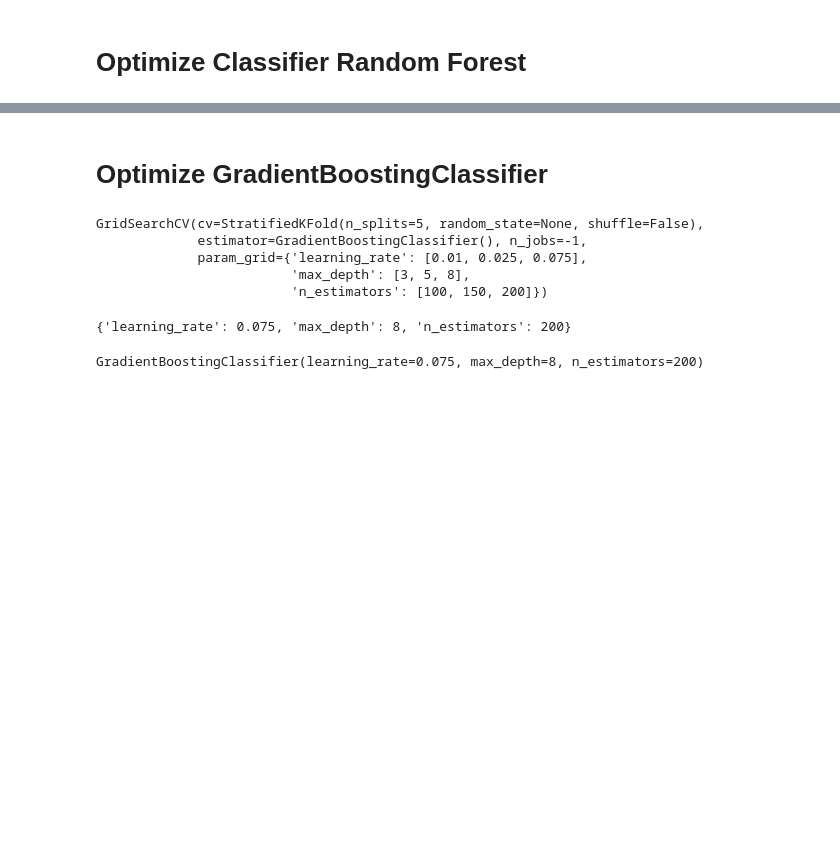
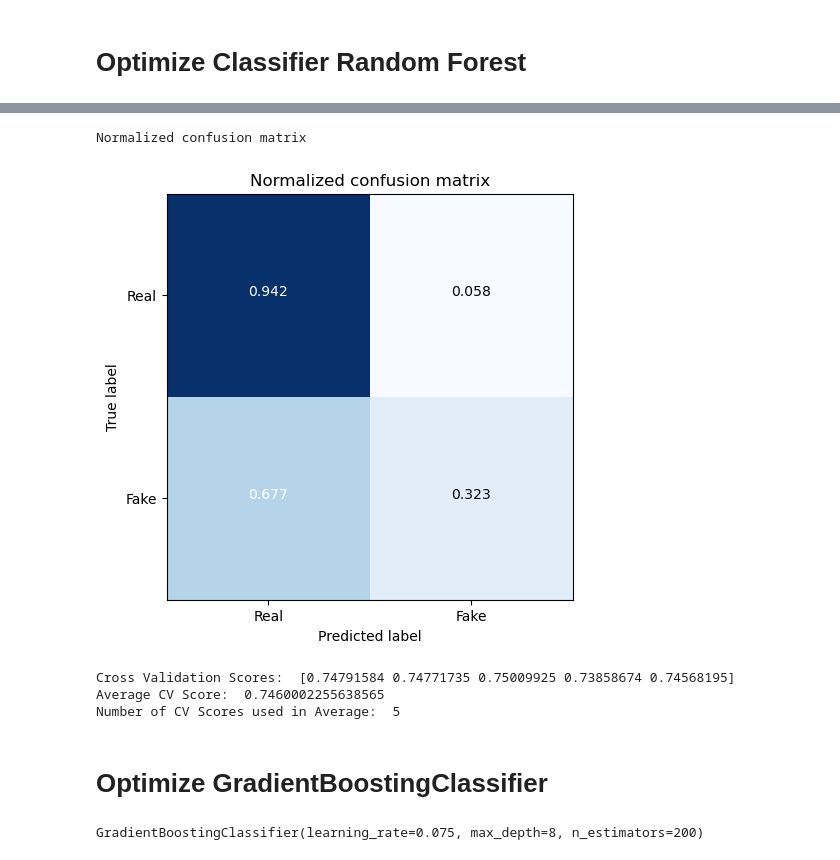
Before and after one commit to MaxSally/Fake-News-Text-Analysis, a Jupyter notebook: src/text_classifier/project_classifier.ipynb, the cells around one changed output, grey strips where cells are left out. Cells and saved outputs as stored; diff of their text form; code cells hidden in the pictures; blank space fills up the shorter version.

```diff
--- a/src/text_classifier/project_classifier.ipynb
+++ b/src/text_classifier/project_classifier.ipynb
@@ -177,6 +168,0 @@ param_grid = {
-# %%
-#test the gridsearchCV
-# Be careful! This take too long to run
-sk_folds = StratifiedKFold(n_splits = 5)
-CV_RF = GridSearchCV(estimator=RF_n, param_grid=param_grid, cv= sk_folds, n_jobs=-1)
-CV_RF.fit(xv_train, y_train)
@@ -291,26 +205,37 @@ Number of CV Scores used in Average:  5
+# %%
+cm = metrics.confusion_matrix(y_test, y_pred, labels=[1,0])
+plot_confusion_matrix(cm, classes=['Real', 'Fake'],normalize=True)
+# %% [output]
+Normalized confusion matrix
+[figure, added]
+# %%
+#using stritified K-Fold-->better for unbalanced data?
+sk_folds = StratifiedKFold(n_splits = 5)
+
+scores = cross_val_score(RF_opt, xv_train, y_train, cv = sk_folds)
+
+print("Cross Validation Scores: ", scores)
+print("Average CV Score: ", scores.mean())
+print("Number of CV Scores used in Average: ", len(scores))
+# %% [output]
+Cross Validation Scores:  [0.74791584 0.74771735 0.75009925 0.73858674 0.74568195]
+Average CV Score:  0.7460002255638565
+Number of CV Scores used in Average:  5
 # %% [markdown]
 # Optimize GradientBoostingClassifier
 # %%
 # GradientBoostingClassifier
-parameters = {
-    "learning_rate": [0.01, 0.025, 0.075],
-    "max_depth":[3,5,8],
-    "n_estimators":[100,150,200]
-    }
-#test the gridsearchCV
-sk_folds = StratifiedKFold(n_splits = 5)
-CV_GB = GridSearchCV(estimator=GradientBoostingClassifier(), param_grid=parameters, cv= sk_folds, n_jobs=-1)
-CV_GB.fit(xv_train, y_train)
+# parameters = {
+#     "learning_rate": [0.01, 0.025, 0.075],
+#     "max_depth":[3,5,8],
+#     "n_estimators":[100,150,200]
+#     }
+# #test the gridsearchCV
+# sk_folds = StratifiedKFold(n_splits = 5)
+# CV_GB = GridSearchCV(estimator=GradientBoostingClassifier(), param_grid=parameters, cv= sk_folds, n_jobs=-1)
+# CV_GB.fit(xv_train, y_train)
-# %% [output]
-GridSearchCV(cv=StratifiedKFold(n_splits=5, random_state=None, shuffle=False),
-             estimator=GradientBoostingClassifier(), n_jobs=-1,
-             param_grid={'learning_rate': [0.01, 0.025, 0.075],
-                         'max_depth': [3, 5, 8],
-                         'n_estimators': [100, 150, 200]})
 # %%
-CV_GB.best_params_
+#CV_GB.best_params_
-# %% [output]
-{'learning_rate': 0.075, 'max_depth': 8, 'n_estimators': 200}
 # %%
 GB_opt=GradientBoostingClassifier(loss= 'log_loss', learning_rate=0.075,
  max_depth= 8,
```
Also changed, not shown: parts of 30 cells of this notebook.
